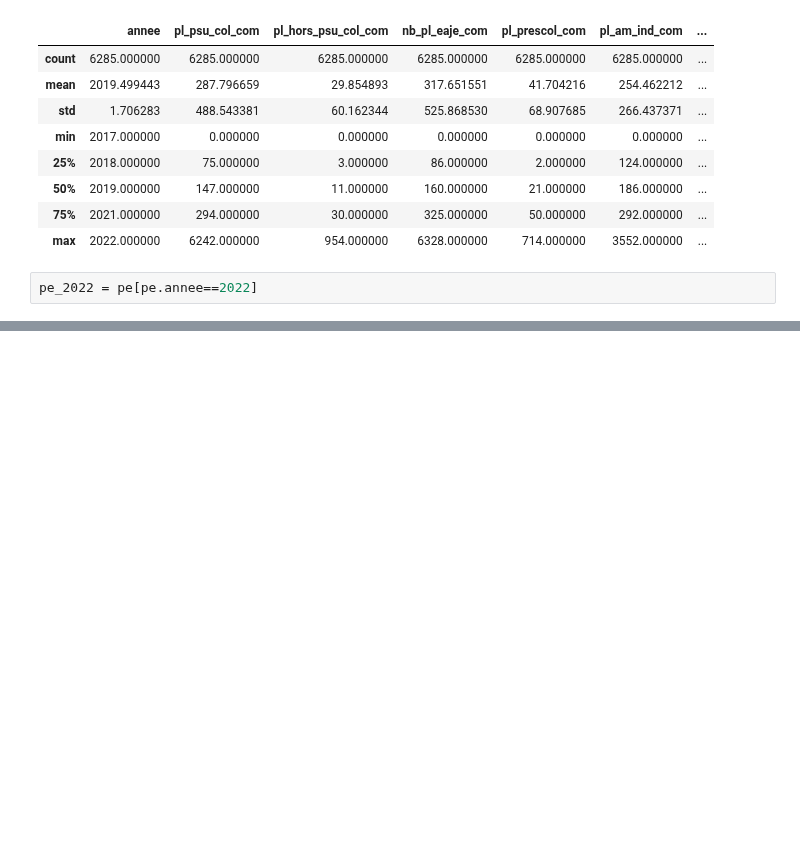
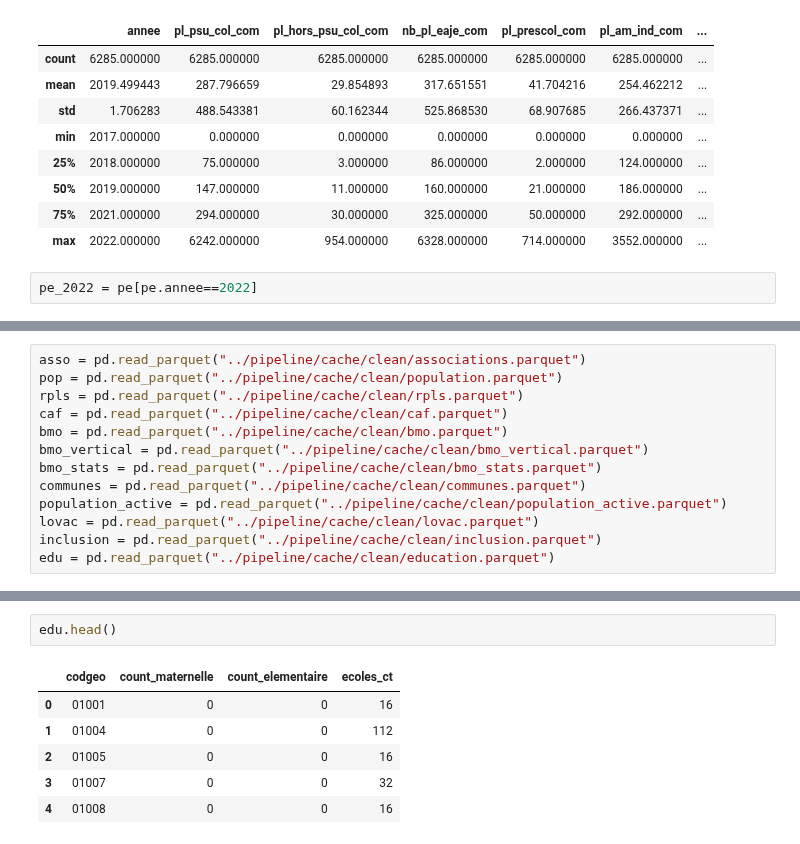
Before and after one commit to jbesan/13_odis_stream2, a Jupyter notebook: notebooks/odis_stream2_data_gathering.ipynb, the cells around one changed output, grey strips where cells are left out. Saved outputs shown, nothing was run; the diff lists cells and outputs as text; blank space fills up the shorter version.

Commit message:
feat: Introduce a new data pipeline for ingesting and building ODIS datasets, including common utilities and output files.

```diff
--- a/notebooks/odis_stream2_data_gathering.ipynb
+++ b/notebooks/odis_stream2_data_gathering.ipynb
@@ -1006,0 +1058,13 @@ bdv.head()
+# %%
+asso = pd.read_parquet("../pipeline/cache/clean/associations.parquet")
+pop = pd.read_parquet("../pipeline/cache/clean/population.parquet")
+rpls = pd.read_parquet("../pipeline/cache/clean/rpls.parquet")
+caf = pd.read_parquet("../pipeline/cache/clean/caf.parquet")
+bmo = pd.read_parquet("../pipeline/cache/clean/bmo.parquet")
+bmo_vertical = pd.read_parquet("../pipeline/cache/clean/bmo_vertical.parquet")
+bmo_stats = pd.read_parquet("../pipeline/cache/clean/bmo_stats.parquet")
+communes = pd.read_parquet("../pipeline/cache/clean/communes.parquet")
+population_active = pd.read_parquet("../pipeline/cache/clean/population_active.parquet")
+lovac = pd.read_parquet("../pipeline/cache/clean/lovac.parquet")
+inclusion = pd.read_parquet("../pipeline/cache/clean/inclusion.parquet")
+edu = pd.read_parquet("../pipeline/cache/clean/education.parquet")
@@ -1006,0 +1116,9 @@ bdv.head()
+# %%
+edu.head()
+# %% [output]
+|  | codgeo | count_maternelle | count_elementaire | ecoles_ct |
+| 0 | 01001 | 0 | 0 | 16 |
+| 1 | 01004 | 0 | 0 | 112 |
+| 2 | 01005 | 0 | 0 | 16 |
+| 3 | 01007 | 0 | 0 | 32 |
+| 4 | 01008 | 0 | 0 | 16 |
```
Also changed, not shown: parts of 13 cells of this notebook, 48 other files.
